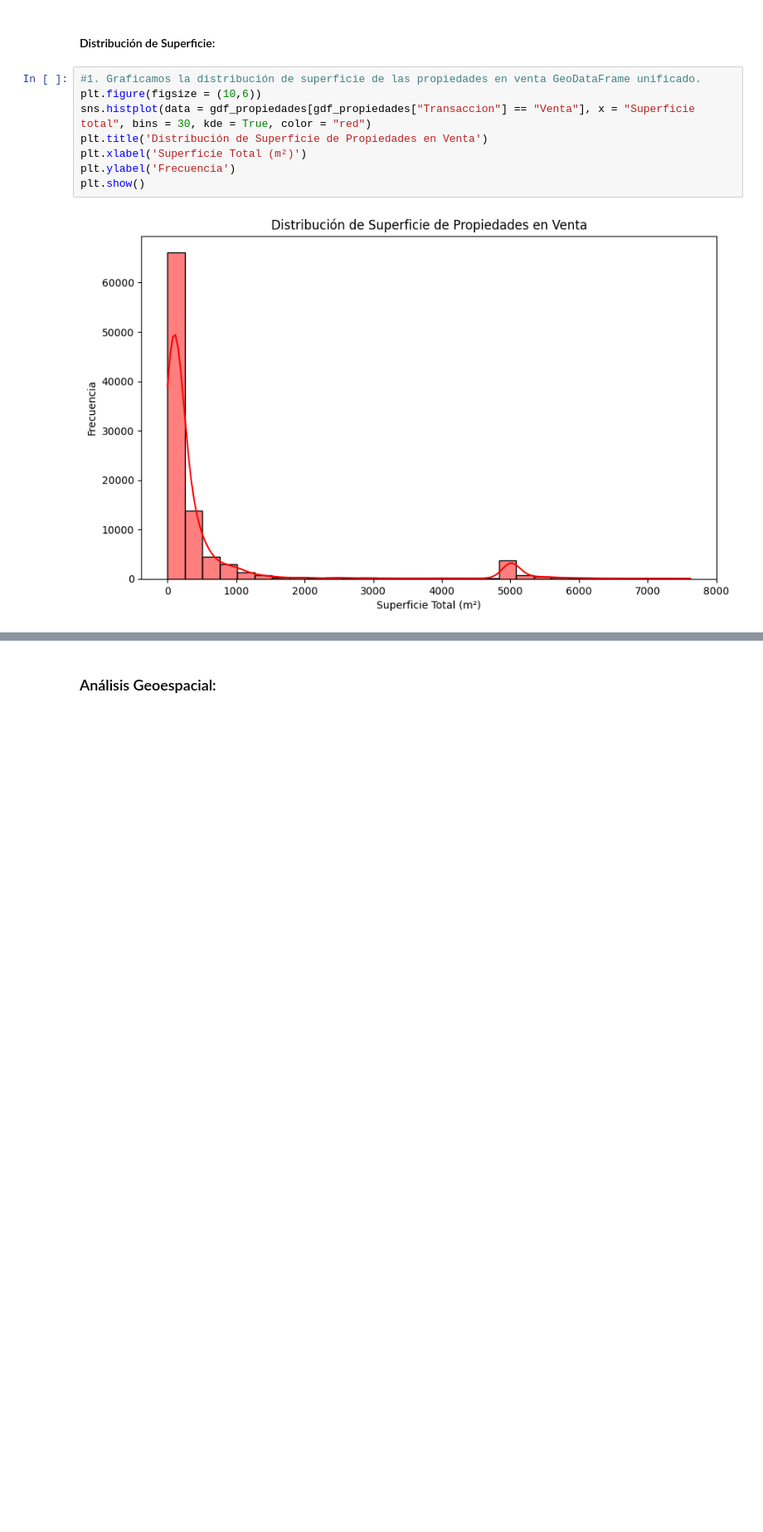
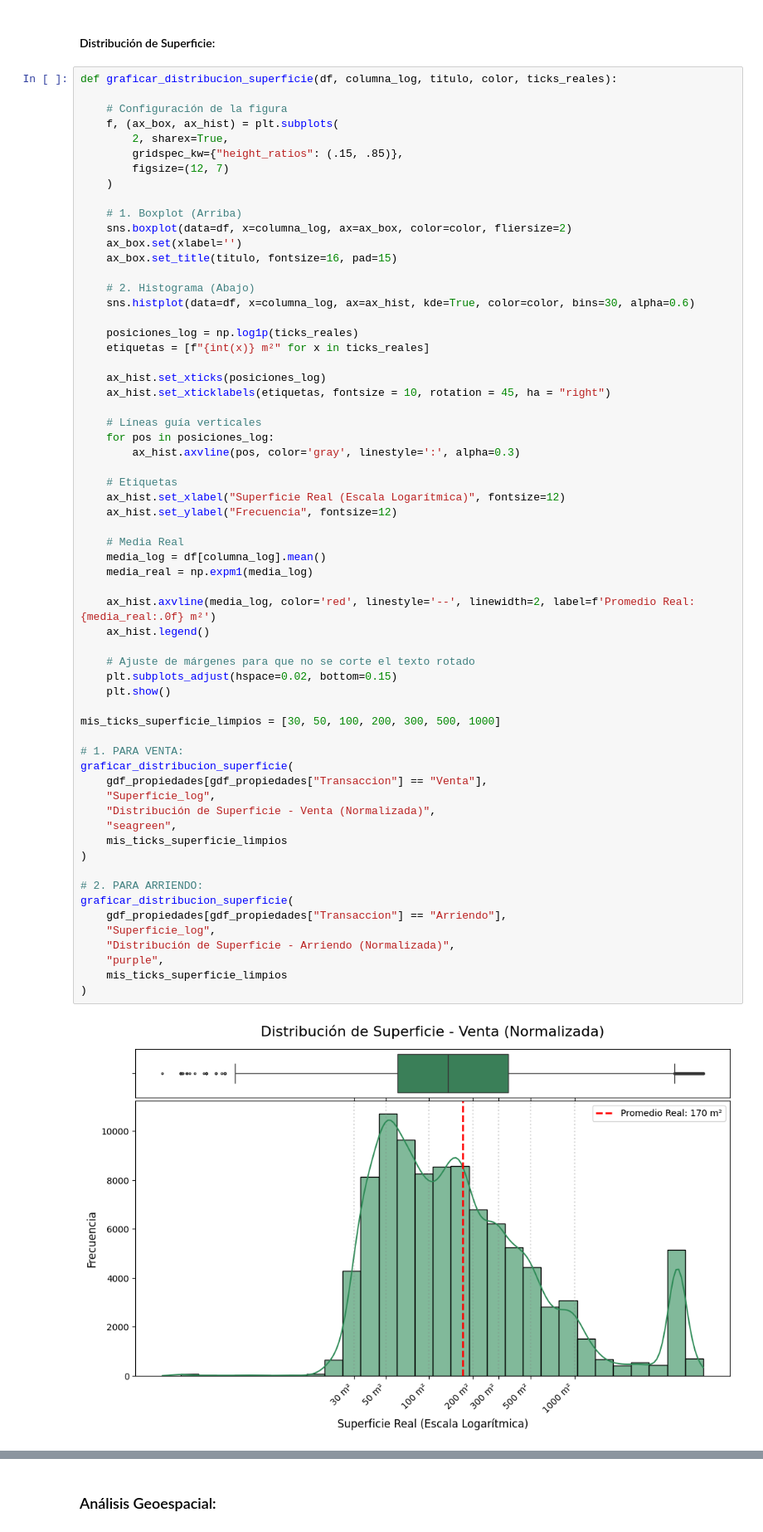
Before and after one commit to IgnOsorioo/Proyecto_IMT2200, a Jupyter notebook: repositorio_final.ipynb, the cells around one changed output, grey strips where cells are left out. Shown at 83% size. Drawn from its saved outputs; the diff is of its cells as text; blank space fills up the shorter version.

```diff
--- a/repositorio_final.ipynb
+++ b/repositorio_final.ipynb
@@ -161,12 +227,66 @@ plt.show()
 # %% [markdown]
 #### Distribución de Superficie:
 # %%
-#1. Graficamos la distribución de superficie de las propiedades en venta GeoDataFrame unificado.
-plt.figure(figsize = (10,6))
-sns.histplot(data = gdf_propiedades[gdf_propiedades["Transaccion"] == "Venta"], x = "Superficie total", bins = 30, kde = True, color = "red")
-plt.title('Distribución de Superficie de Propiedades en Venta')
-plt.xlabel('Superficie Total (m²)')
-plt.ylabel('Frecuencia')
-plt.show()
+def graficar_distribucion_superficie(df, columna_log, titulo, color, ticks_reales):
+
+    # Configuración de la figura
+    f, (ax_box, ax_hist) = plt.subplots(
+        2, sharex=True,
+        gridspec_kw={"height_ratios": (.15, .85)},
+        figsize=(12, 7)
+    )
+
+    # 1. Boxplot (Arriba)
+    sns.boxplot(data=df, x=columna_log, ax=ax_box, color=color, fliersize=2)
+    ax_box.set(xlabel='')
+    ax_box.set_title(titulo, fontsize=16, pad=15)
+
+    # 2. Histograma (Abajo)
+    sns.histplot(data=df, x=columna_log, ax=ax_hist, kde=True, color=color, bins=30, alpha=0.6)
+
+    posiciones_log = np.log1p(ticks_reales)
+    etiquetas = [f"{int(x)} m²" for x in ticks_reales]
+
+    ax_hist.set_xticks(posiciones_log)
+    ax_hist.set_xticklabels(etiquetas, fontsize = 10, rotation = 45, ha = "right")
+
+    # Líneas guía verticales
+    for pos in posiciones_log:
+        ax_hist.axvline(pos, color='gray', linestyle=':', alpha=0.3)
+
+    # Etiquetas
+    ax_hist.set_xlabel("Superficie Real (Escala Logarítmica)", fontsize=12)
+    ax_hist.set_ylabel("Frecuencia", fontsize=12)
+
+    # Media Real
+    media_log = df[columna_log].mean()
+    media_real = np.expm1(media_log)
+
+    ax_hist.axvline(media_log, color='red', linestyle='--', linewidth=2, label=f'Promedio Real: {media_real:.0f} m²')
+    ax_hist.legend()
+
+    # Ajuste de márgenes para que no se corte el texto rotado
+    plt.subplots_adjust(hspace=0.02, bottom=0.15)
+    plt.show()
+
+mis_ticks_superficie_limpios = [30, 50, 100, 200, 300, 500, 1000]
+
+# 1. PARA VENTA:
+graficar_distribucion_superficie(
+    gdf_propiedades[gdf_propiedades["Transaccion"] == "Venta"],
+    "Superficie_log",
+    "Distribución de Superficie - Venta (Normalizada)",
+    "seagreen",
+    mis_ticks_superficie_limpios
+)
+
+# 2. PARA ARRIENDO:
+graficar_distribucion_superficie(
+    gdf_propiedades[gdf_propiedades["Transaccion"] == "Arriendo"],
+    "Superficie_log",
+    "Distribución de Superficie - Arriendo (Normalizada)",
+    "purple",
+    mis_ticks_superficie_limpios
+)
 # %% [output]
-[figure, old version]
+[figure, new version]
```
Also changed, not shown: parts of 13 cells of this notebook, 7 other files.
